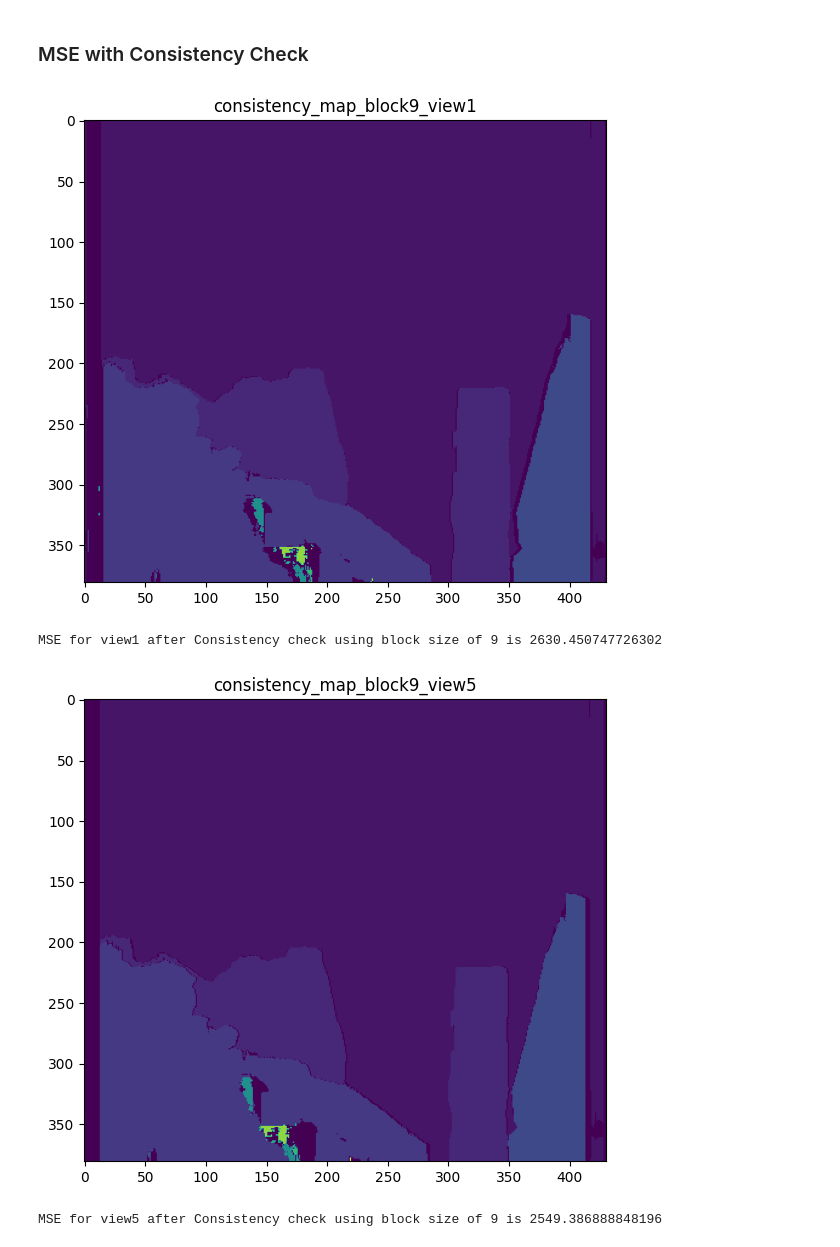
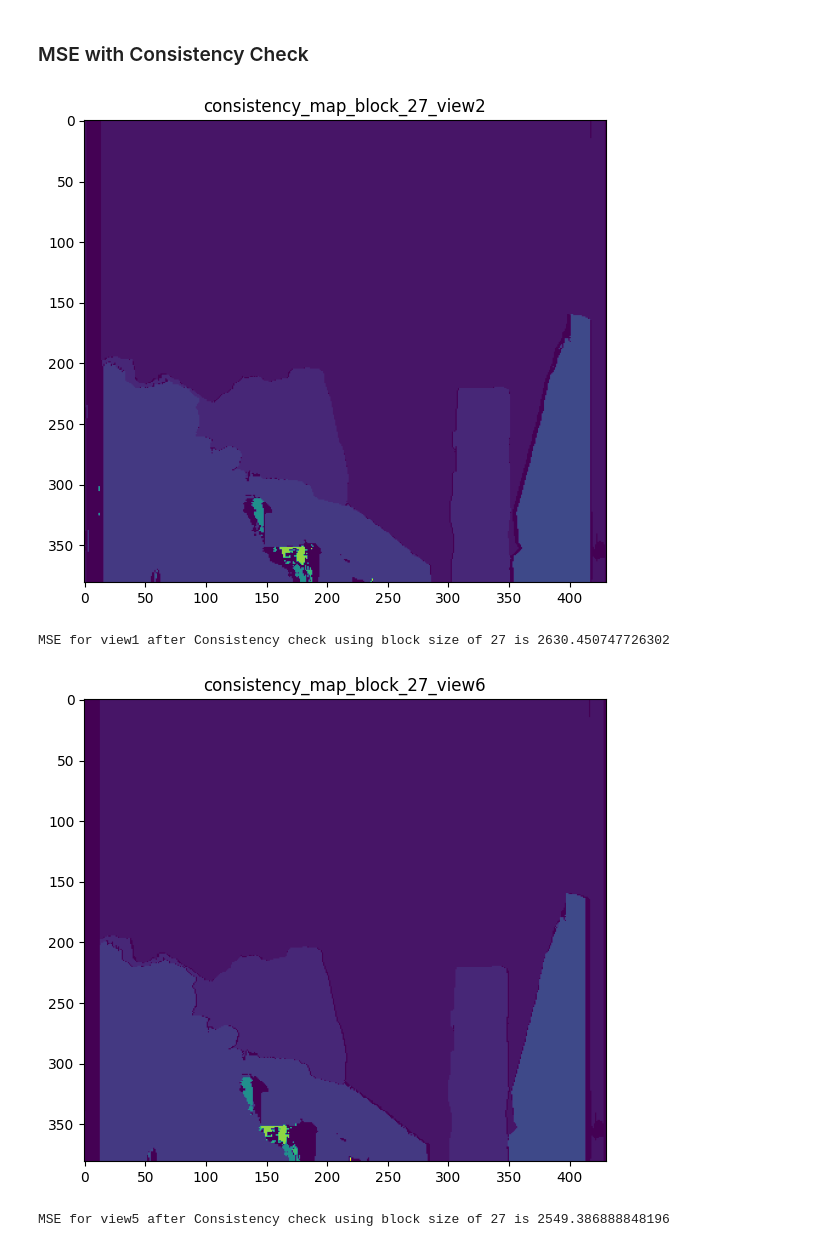
Before and after one commit to mehmet-ercan/ComputerVision, a Jupyter notebook: HW3/Homework3_244201001033_AKCAN_ERCAN.ipynb, the cells around one changed output. Saved outputs shown, nothing was run; the diff lists cells and outputs as text; code cells hidden in the pictures.

```diff
--- a/HW3/Homework3_244201001033_AKCAN_ERCAN.ipynb
+++ b/HW3/Homework3_244201001033_AKCAN_ERCAN.ipynb
@@ -10,7 +7,9 @@ grayscale_max = 255
 # %%
+grayscale_max = 255
+
 def show_image(title, image):
     image = np.divide(image, image.max())
-    cv2.imwrite(title+str(random.randint(1, 100))+'xgrays.jpg', image*grayscale_max)
+    cv2.imwrite(title+'.jpg', image*grayscale_max)
 
     plt.figure(figsize=(12, 6))
     plt.title(title)
@@ -95,9 +94,9 @@ ground_truth_2 = cv2.imread('docs/barn2/disp6.pgm', cv2.IMREAD_GRAYSCALE)
 # %%
 block_size = 27
 
-disparity_map_lr_9 = get_disparity_map(left_image, right_image, block_size, True)
-show_image('Disparity_Map_lr_block9_', disparity_map_lr_9)
+disparity_map_lr_27 = get_disparity_map(left_image, right_image, block_size, True)
+show_image('Disparity_Map_lr_block27_', disparity_map_lr_27)
 
-disparity_map_rl_9 = get_disparity_map(right_image, left_image, block_size, False)
-show_image('Disparity_Map_rl_block9_', disparity_map_rl_9)
+disparity_map_rl_27 = get_disparity_map(right_image, left_image, block_size, False)
+show_image('Disparity_Map_rl_block27_', disparity_map_rl_27)
 # %% [output]
@@ -177,15 +176,15 @@ def consistency_map_mse_r(d_map_left, d_map_right, right_ground_truth):
     mse_c_right = sum / (rows * cols)
     return mse_c_right, consistency_map
 # %%
-mse_9c_left, cconsistency_map_9cl = consistency_map_mse_l(disparity_map_lr_9, disparity_map_rl_9, ground_truth_1)
-show_image('consistency_map_block9_view1', cconsistency_map_9cl)
-print('MSE for view1 after Consistency check using block size of 9 is', mse_9c_left)
+mse_27c_left, cconsistency_map_27cl = consistency_map_mse_l(disparity_map_lr_9, disparity_map_rl_9, ground_truth_1)
+show_image('consistency_map_block_27_view2', cconsistency_map_27cl)
+print('MSE for view1 after Consistency check using block size of 27 is', mse_27c_left)
 
-mse_9c_right, cconsistency_map_9cr = consistency_map_mse_r(disparity_map_lr_9, disparity_map_rl_9, ground_truth_2)
-show_image('consistency_map_block9_view5', cconsistency_map_9cr)
-print('MSE for view5 after Consistency check using block size of 9 is', mse_9c_right)
+mse_27c_right, cconsistency_map_27cr = consistency_map_mse_r(disparity_map_lr_9, disparity_map_rl_9, ground_truth_2)
+show_image('consistency_map_block_27_view6', cconsistency_map_27cr)
+print('MSE for view5 after Consistency check using block size of 27 is', mse_27c_right)
 # %% [output]
-[figure, old version]
+[figure, new version]
-MSE for view1 after Consistency check using block size of 9 is 2630.450747726302
+MSE for view1 after Consistency check using block size of 27 is 2630.450747726302
-[figure, old version]
+[figure, new version]
-MSE for view5 after Consistency check using block size of 9 is 2549.386888848196
+MSE for view5 after Consistency check using block size of 27 is 2549.386888848196
```
Also changed, not shown: parts of 4 cells of this notebook, 3 other files.
